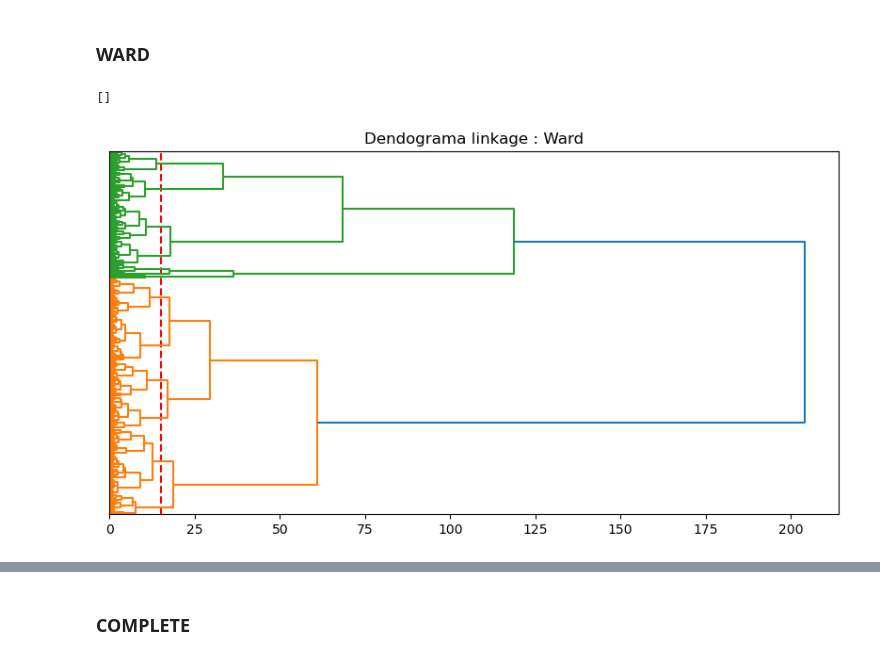
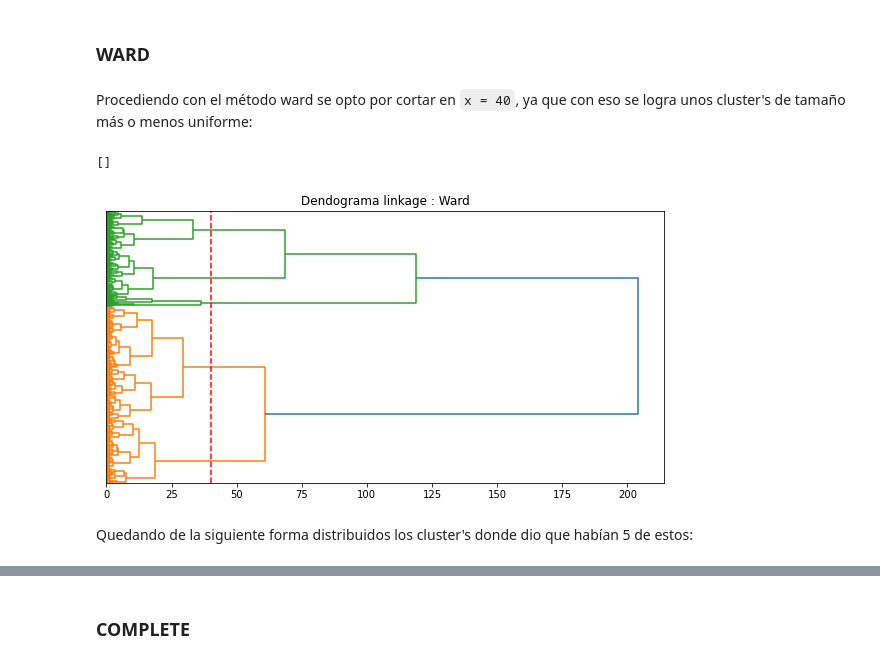
Before and after one commit to Litr0/Proyecto-Mineria, a Jupyter notebook: Hito1.ipynb, the cells around one changed output, grey strips where cells are left out. Drawn from its saved outputs; the diff is of its cells as text; code cells hidden in the pictures.

```diff
--- a/Hito1.ipynb
+++ b/Hito1.ipynb
@@ -497,16 +514,18 @@ X.head(2)
 | 30003 | 0.362 | 0.596 | 0 | 0.0 | 0.0755 | -7.054 | 0 | 0.0369 | ... |
 # %% [markdown]
 ### WARD
+# %% [markdown]
+Procediendo con el método ward se opto por cortar en `x = 40`, ya que con eso se logra unos cluster's de tamaño más o menos uniforme:
 # %%
 fig, ax = plt.subplots(sharex=True, figsize = (10,5))
 Z = linkage(X, method='ward', metric='euclidean') # distancia maxima entre putnos
-plt.axvline(x= 15, color='r', linestyle='--')
+plt.axvline(x= 40, color='r', linestyle='--')
 dn = dendrogram(Z, labels = ['' for k in range(0,len(X))], orientation='right')
 plt.title('Dendograma linkage : Ward')
 plt.plot()
 # %% [output]
 []
-[figure, old version]
+[figure, new version]
 # %%
 distance = 40
 
@@ -514,6 +533,8 @@ ward_euclidean = AgglomerativeClustering(linkage='ward',
                                 affinity='euclidean',
                                 n_clusters=None,
                                 distance_threshold=distance).fit(X)
+# %% [markdown]
+Quedando de la siguiente forma distribuidos los cluster's donde dio que habían 5 de estos:
 # %%
 fig, ax = plt.subplots(sharex=True, figsize = (10,5))
 plt.scatter(rates_pca[:,0],rates_pca[:,1], c= ward_euclidean.labels_)
```
Also changed, not shown: parts of 34 cells of this notebook.
